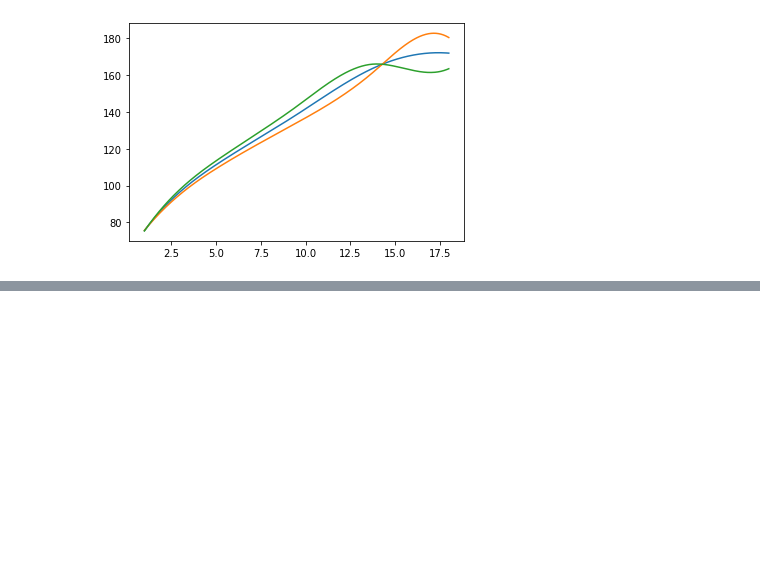
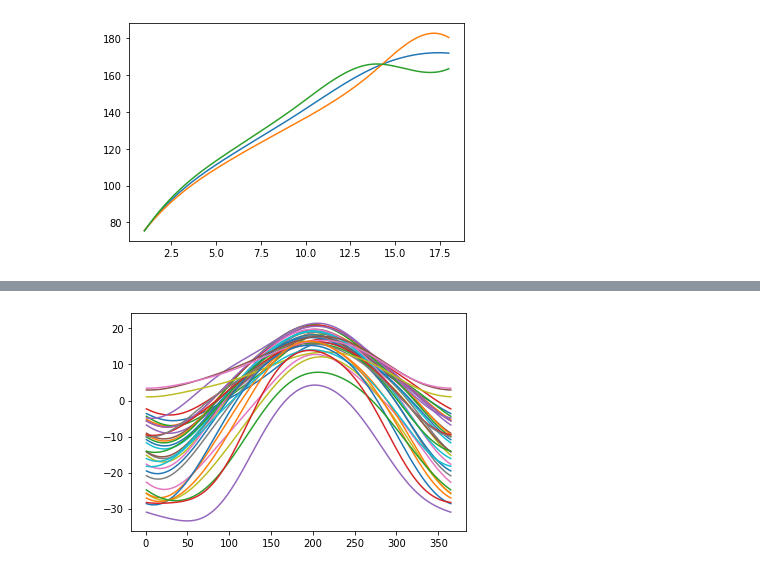
Before and after one commit to GAA-UAM/scikit-fda, a Jupyter notebook: skfda/exploratory/fpca/test.ipynb, the cells around one changed output, grey strips where cells are left out. Saved outputs shown, nothing was run; the diff lists cells and outputs as text; code cells hidden in the pictures; blank space fills up the shorter version.

```diff
--- a/skfda/exploratory/fpca/test.ipynb
+++ b/skfda/exploratory/fpca/test.ipynb
@@ -132,0 +155,10 @@ pyplot.show()
+# %%
+fd_data = fetch_weather_temp_only()
+
+basis = skfda.representation.basis.Fourier(n_basis=7)
+fd_basis = fd_data.to_basis(basis)
+
+fd_basis.plot()
+pyplot.show()
+# %% [output]
+[figure, added]
```
Also changed, not shown: parts of 12 cells of this notebook.
